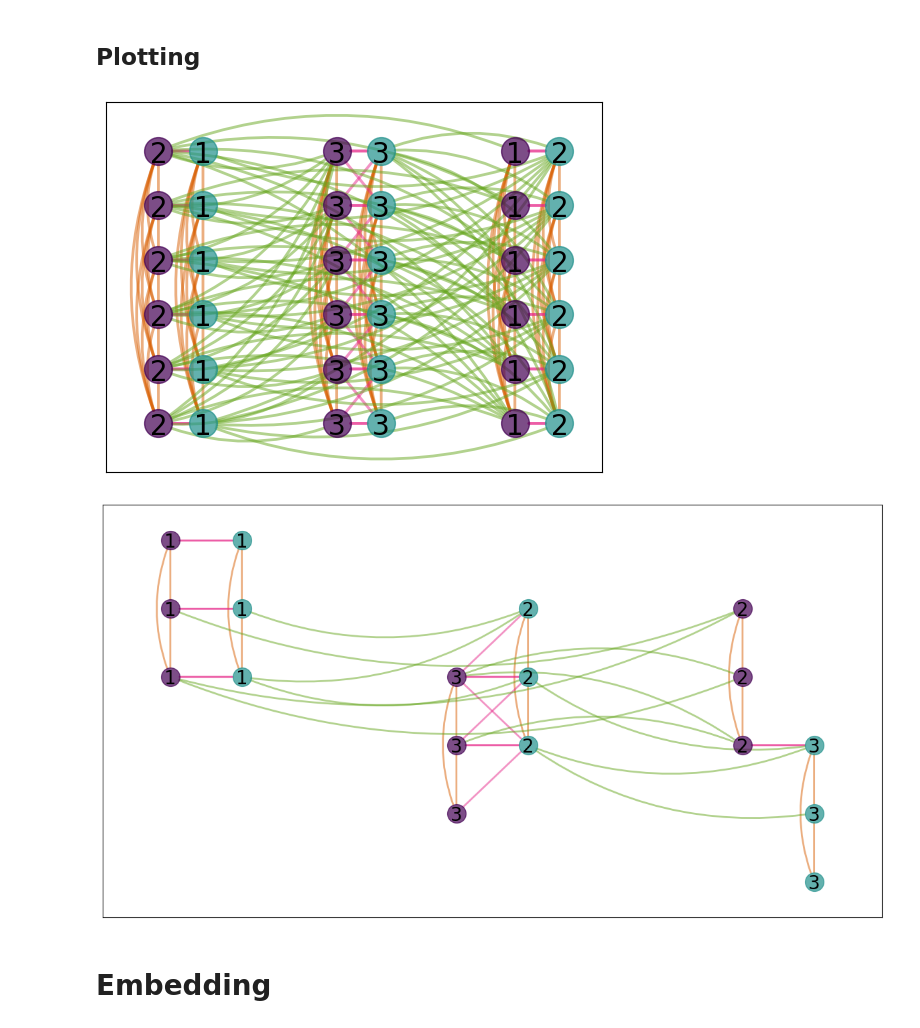
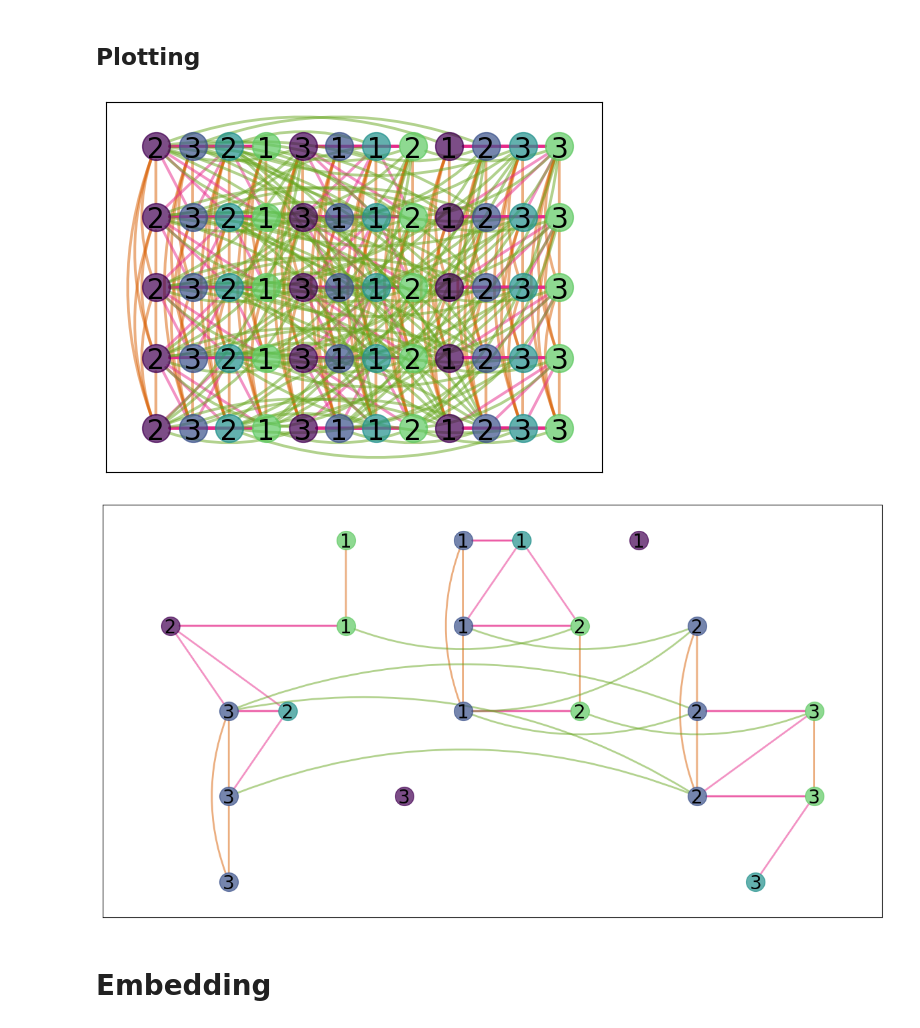
Before and after one commit to AndreaDiTrani/Quantum-Optimization-internship, a Jupyter notebook: pruning_embedding.ipynb, the cells around one changed output. Cells and saved outputs as stored; diff of their text form; code cells hidden in the pictures.

```diff
--- a/pruning_embedding.ipynb
+++ b/pruning_embedding.ipynb
@@ -372,10 +417,10 @@ instance = {
     'timespan': 6
 }
 # %%
-n_jobs = 2
+n_jobs = 4
 n_machines = 3
 max_duration = 2
-timespan = 6
+timespan = 5
 
 instance = generate_random_instance(n_machines, n_jobs, max_duration, timespan)
 # %%
@@ -410,23 +458,24 @@ edge_alpha = 0.5
 # %%
 ##FULL GRAPH PLOT
 
-
+color_array = np.zeros((1,4))
 for job in task_groups:
     for i,task in enumerate(task_groups[job]):
-        nx.draw_networkx_nodes(graph, pos_dict, node_size=node_size, nodelist=task, node_color=cmap_nodes(job/len(task_groups)), alpha=node_alpha)
+        color_array[0] = cmap_nodes(job/len(task_groups))
+        nx.draw_networkx_nodes(graph, pos_dict, node_size=node_size, nodelist=task, node_color=color_array, alpha=node_alpha)
 
         labels = dict(zip(task, [str(i+1) for j in range(len(task))]))
         nx.draw_networkx_labels(graph, pos_dict, labels, font_size=20, verticalalignment='center_baseline')
 
 nx.draw_networkx_edges(graph, pos_dict, node_size=node_size, edgelist=soo_curved, arrows=True, connectionstyle="arc3,rad=0.2", width=linewidth, alpha=edge_alpha, edge_color=cmap_edges(0.2))
 nx.draw_networkx_edges(graph, pos_dict, node_size=node_size, edgelist=soo_straight, arrows=True, connectionstyle="arc3", width=linewidth, alpha=edge_alpha, edge_color=cmap_edges(0.2))
 nx.draw_networkx_edges(graph, pos_dict, node_size=node_size, edgelist=otm_straight, arrows=True, connectionstyle="arc3", width=linewidth, alpha=edge_alpha, edge_color=cmap_edges(0.4))
 nx.draw_networkx_edges(graph, pos_dict, node_size=node_size, edgelist=oo_straight, arrows=True, connectionstyle="arc3,rad=0.2", width=linewidth, alpha=edge_alpha, edge_color=cmap_edges(0.6))
 
 
 plt.show()
 # %% [output]
-[figure, old version]
+[figure, new version]
 # %%
 #PRUNED GRAPH PLOT
 
@@ -449,7 +498,7 @@ nx.draw_networkx_edges(graph2, pos_dict2, node_size=node_size, edgelist=edge_gro
 
 plt.show()
 # %% [output]
-[figure, old version]
+[figure, new version]
 # %% [markdown]
 # Embedding
 # %% [markdown]
```
Also changed, not shown: parts of 17 cells of this notebook.
